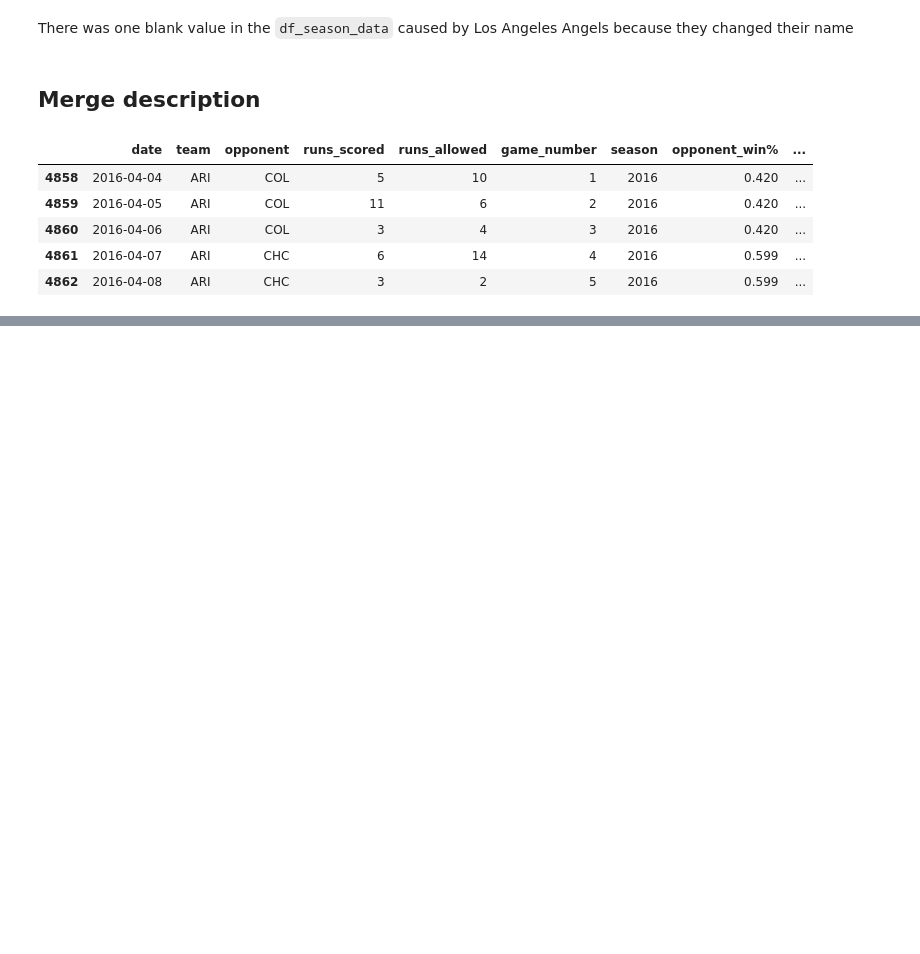
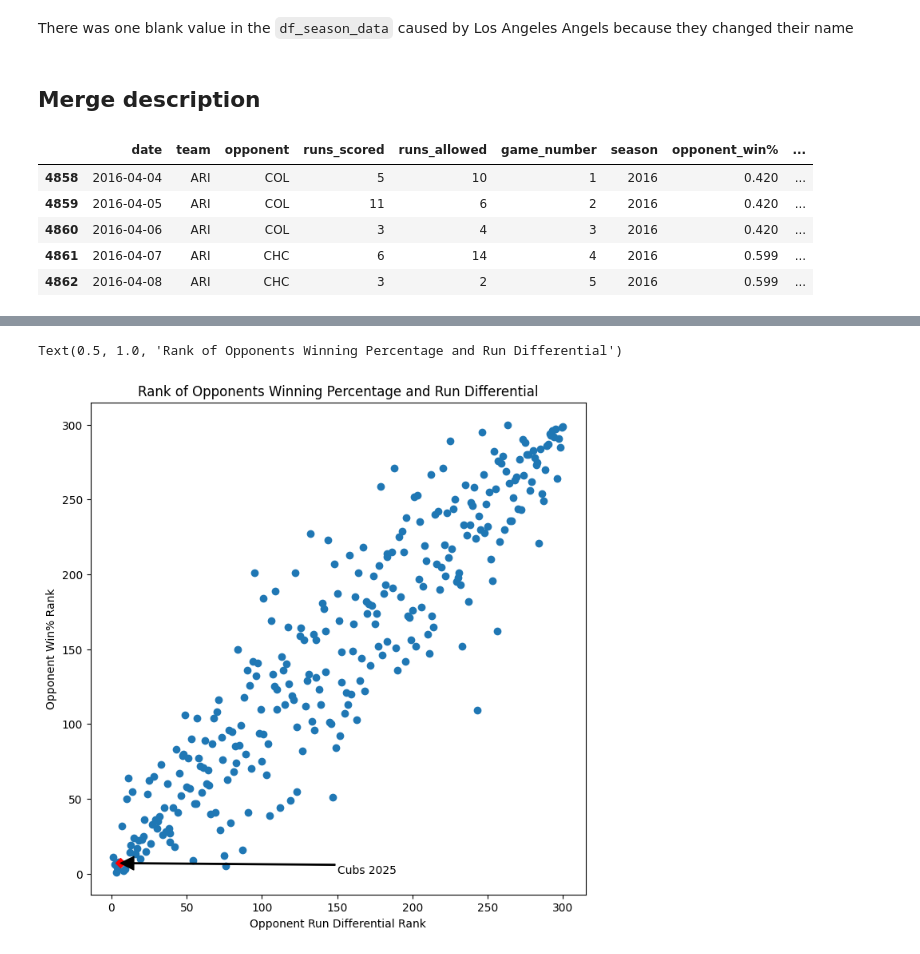
Before and after one commit to CalebF94/MLB_strength_of_schedule, a Jupyter notebook: Analysis.ipynb, the cells around one changed output, grey strips where cells are left out. Drawn from its saved outputs; the diff is of its cells as text; code cells hidden in the pictures; blank space fills up the shorter version.

```diff
--- a/Analysis.ipynb
+++ b/Analysis.ipynb
@@ -96,0 +124,21 @@ df_merge_data.head()
+# %%
+
+fig, ax = plt.subplots(nrows=1, ncols=1, figsize=(8,8))
+
+
+x_data = df_merge_data['opponent_run_differential_rank']
+y_data = df_merge_data['opponent_win%_rank']
+
+ax.scatter(x=x_data, y=y_data)
+ax.set_xlabel(xlabel = 'Opponent Run Differential Rank')
+ax.set_ylabel(ylabel = "Opponent Win% Rank")
+
+#Cubs Callout
+ax.scatter(x=cubs_2025['opponent_run_differential_rank'], y=cubs_2025['opponent_win%_rank'], c='red', marker='D')
+ax.annotate(text='Cubs 2025', xy=(cubs_2025['opponent_run_differential_rank'], cubs_2025['opponent_win%_rank']), xytext=(150, 0),arrowprops=dict(facecolor='black', width=1))
+
+
+ax.set_title('Rank of Opponents Winning Percentage and Run Differential')
+# %% [output]
+Text(0.5, 1.0, 'Rank of Opponents Winning Percentage and Run Differential')
+[figure, added]
```
Also changed, not shown: parts of 3 cells of this notebook, 1 other file.
